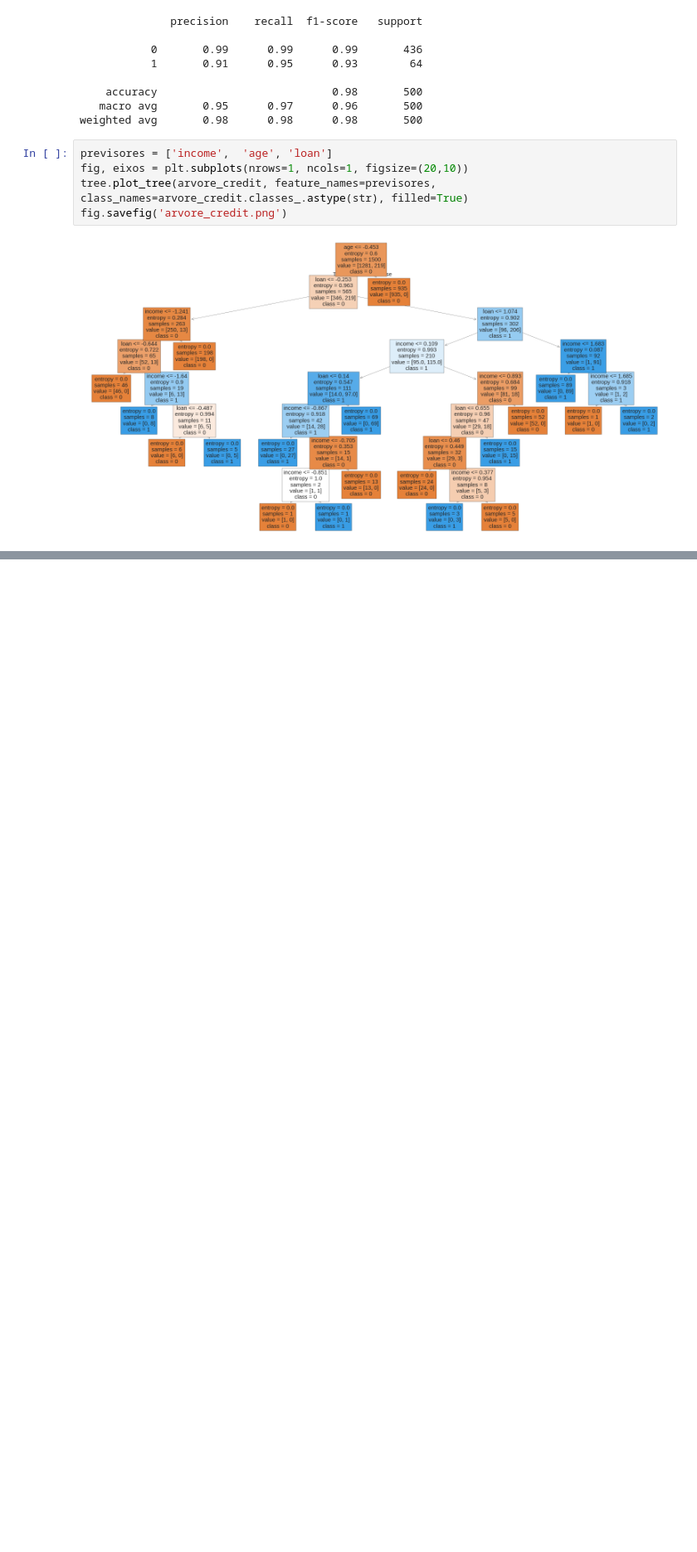
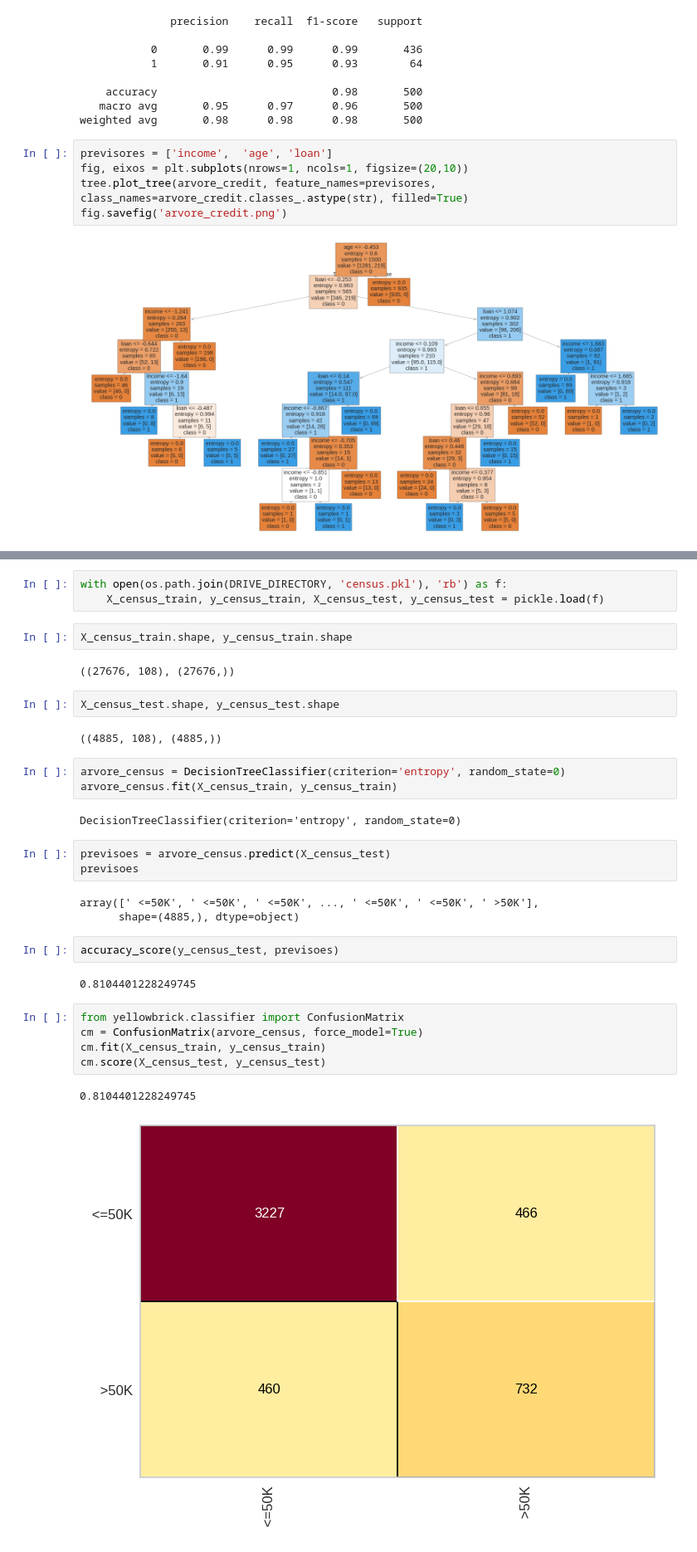
Before and after one commit to Joao-Inacio/Machine-Learning-e-Data-Science-com-Python, a Jupyter notebook: 0.3-aprendizagem-por-arvores-de-decisao/arvores.ipynb, the cells around one changed output, grey strips where cells are left out. Shown at 83% size. Cells and saved outputs as stored; diff of their text form; blank space fills up the shorter version.

Commit message:
Árvores de decisão - base census

```diff
--- a/0.3-aprendizagem-por-arvores-de-decisao/arvores.ipynb
+++ b/0.3-aprendizagem-por-arvores-de-decisao/arvores.ipynb
@@ -127,0 +130,34 @@ fig.savefig('arvore_credit.png')
+# %%
+with open(os.path.join(DRIVE_DIRECTORY, 'census.pkl'), 'rb') as f:
+    X_census_train, y_census_train, X_census_test, y_census_test = pickle.load(f)
+# %%
+X_census_train.shape, y_census_train.shape
+# %% [output]
+((27676, 108), (27676,))
+# %%
+X_census_test.shape, y_census_test.shape
+# %% [output]
+((4885, 108), (4885,))
+# %%
+arvore_census = DecisionTreeClassifier(criterion='entropy', random_state=0)
+arvore_census.fit(X_census_train, y_census_train)
+# %% [output]
+DecisionTreeClassifier(criterion='entropy', random_state=0)
+# %%
+previsoes = arvore_census.predict(X_census_test)
+previsoes
+# %% [output]
+array([' <=50K', ' <=50K', ' <=50K', ..., ' <=50K', ' <=50K', ' >50K'],
+      shape=(4885,), dtype=object)
+# %%
+accuracy_score(y_census_test, previsoes)
+# %% [output]
+0.8104401228249745
+# %%
+from yellowbrick.classifier import ConfusionMatrix
+cm = ConfusionMatrix(arvore_census, force_model=True)
+cm.fit(X_census_train, y_census_train)
+cm.score(X_census_test, y_census_test)
+# %% [output]
+0.8104401228249745
+[figure, added]
```
Also changed, not shown: parts of 2 cells of this notebook.
